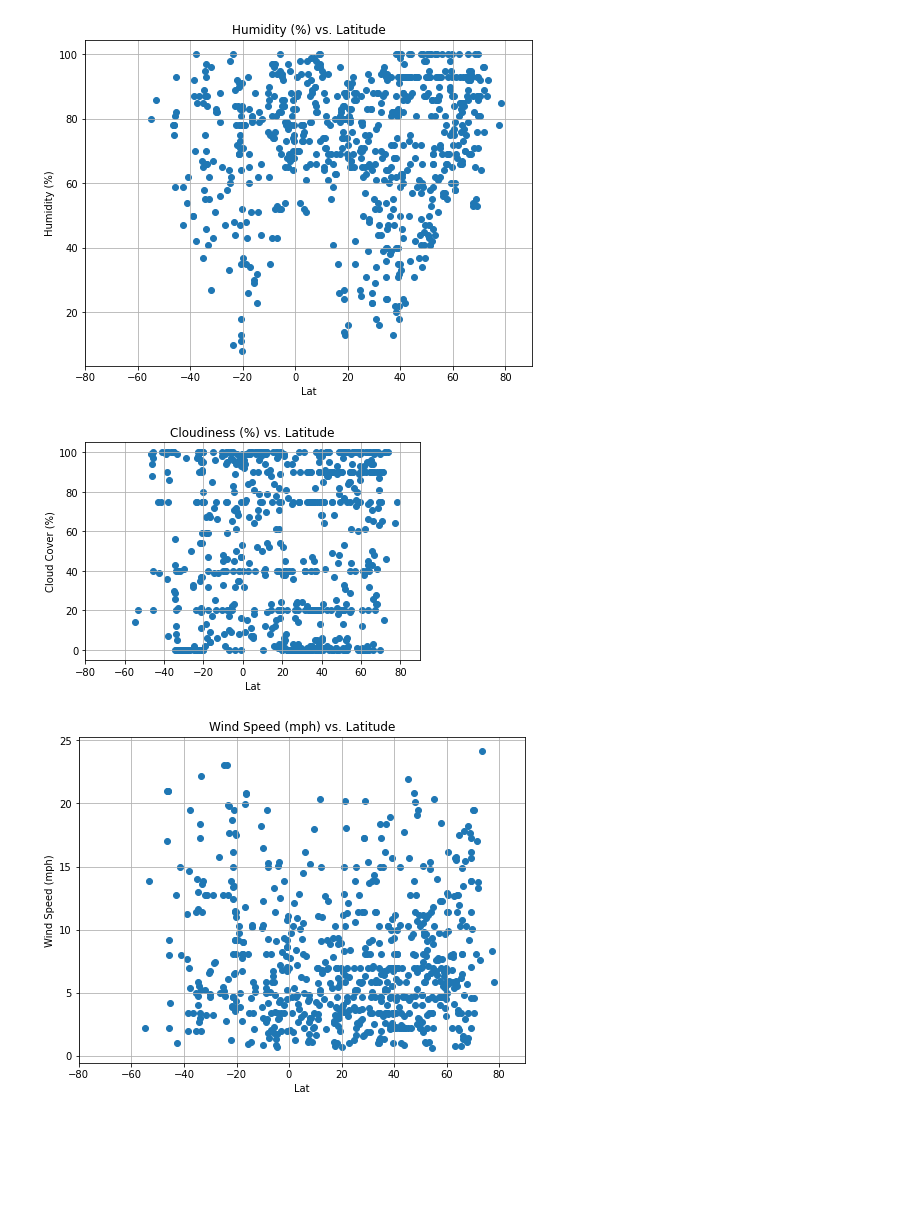
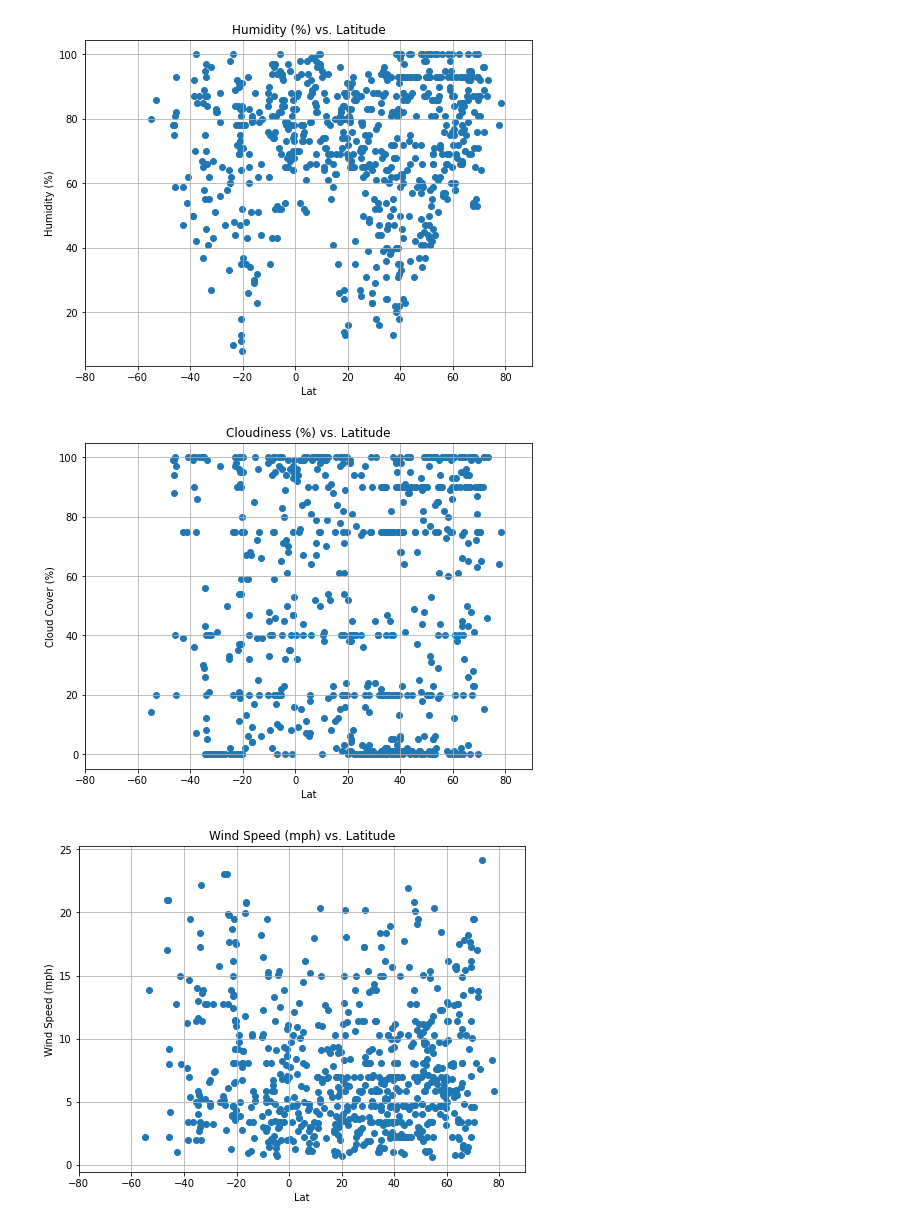
Before and after one commit to tpohl535/python-api-challenge, a Jupyter notebook: WeatherPy/WeatherPy.ipynb, the cells around one changed output. Cells and saved outputs as stored; diff of their text form; code cells hidden in the pictures; blank space fills up the shorter version.

```diff
--- a/WeatherPy/WeatherPy.ipynb
+++ b/WeatherPy/WeatherPy.ipynb
@@ -62,18 +64,18 @@ plt.show()
 # %%
 # Cloudiness (%) vs. Latitude
 x = df["Lat"]
 y = df["Cloud %"]
-
+plt.figure(figsize=(8, 6))
 plt.scatter(x, y)
 plt.title("Cloudiness (%) vs. Latitude")
 plt.xlabel("Lat")
 plt.ylabel("Cloud Cover (%)")
 plt.grid()
 plt.xlim([-80, 90])
-plt.savefig("Scatter_plots/Cloudiness (%) vs. Latitude.png")
+plt.savefig("Scatter_plots/Cloudiness (%) vs. Latitude.png", facecolor="w")
 plt.show()
 # %% [output]
-[figure, old version]
+[figure, new version]
 # %%
 # Wind Speed (mph) vs. Latitude
 x = df["Lat"]
```
Also changed, not shown: parts of 13 cells of this notebook.
